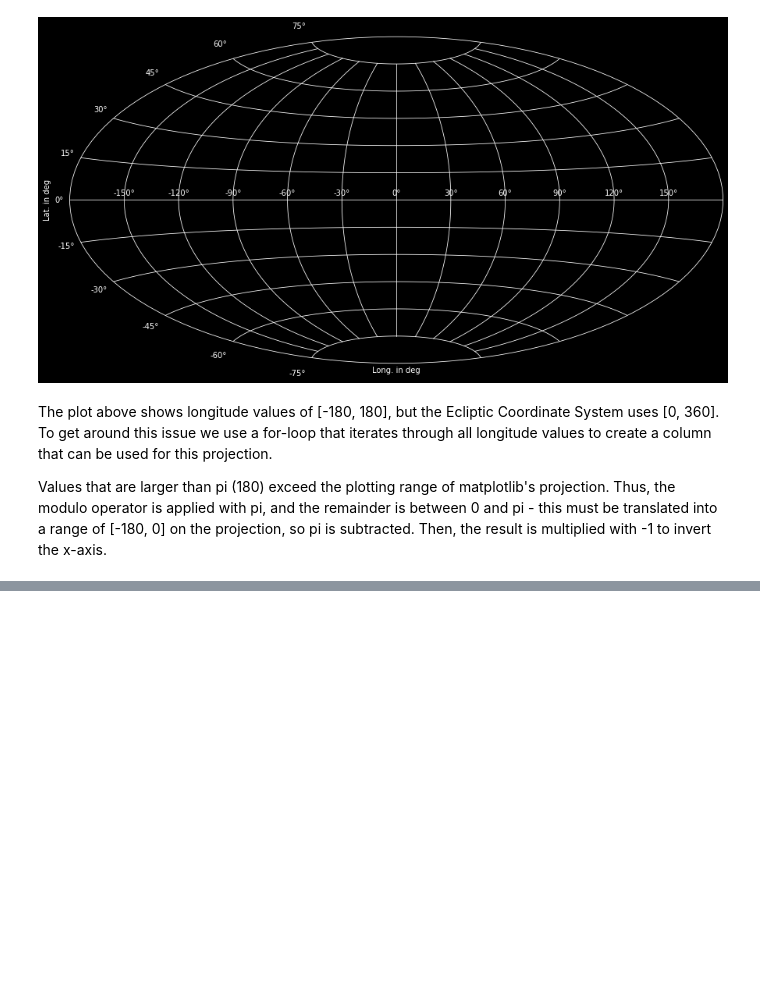
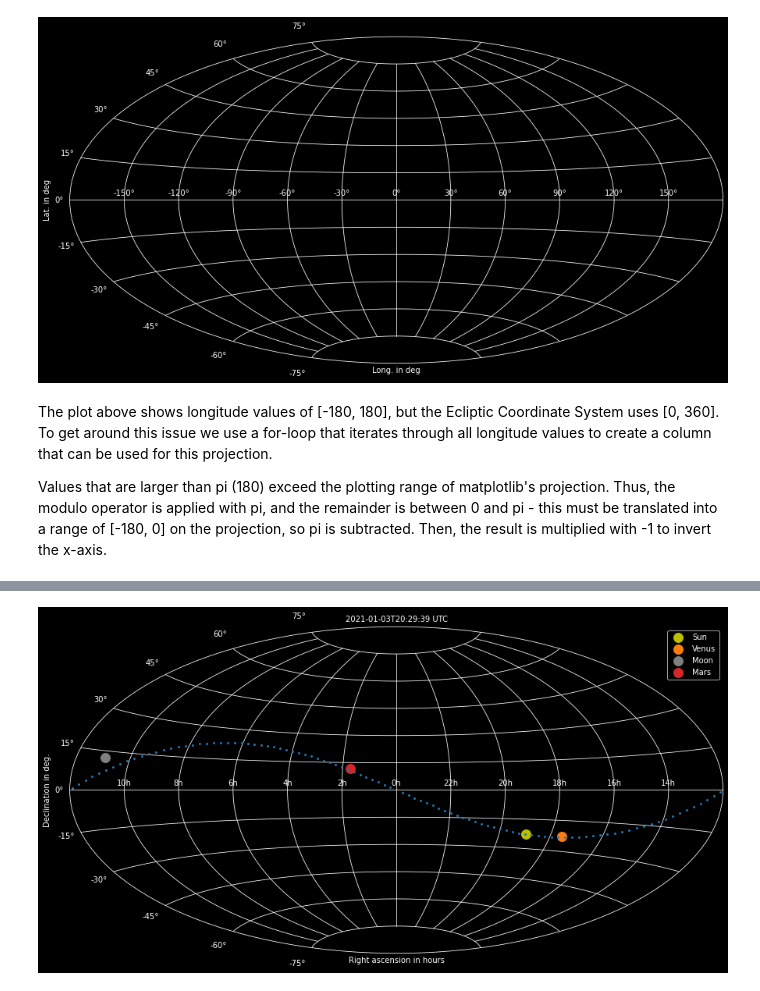
Before and after one commit to Einhard6176/pythonSpaceProblems, a Jupyter notebook: 05_spaceMaps.ipynb, the cells around one changed output, grey strips where cells are left out. Cells and saved outputs as stored; diff of their text form; code cells hidden in the pictures; blank space fills up the shorter version.

Commit message:
Adds J2000 skymap with ecliplic plane projection

```diff
--- a/05_spaceMaps.ipynb
+++ b/05_spaceMaps.ipynb
@@ -127,0 +184,61 @@ plt.savefig('/home/einhard/Documents/projects/pythonSpaceProblems/figures/eclipj
+# %%
+# Computing transformation matrix between J2000 and ECLIPJ2000
+
+ECL2EQU_MAT = spiceypy.pxform(fromstr='ECLIPJ2000',
+                              tostr='J2000',
+                              et=datetime_ET)
+
+# Computing direction vectors of the Ecliptic plane in J2000 using transformation matrix
+eclip_plane_df['j2000_direction'] = \
+    eclip_plane_df['ECLIPJ2000_direction'].apply(lambda x: ECL2EQU_MAT.dot(x))
+
+# Computing longitude and latitude using SPICE recrad
+eclip_plane_df['j2000_long_rad'] = \
+    eclip_plane_df['j2000_direction'].apply(lambda x: spiceypy.recrad(x)[1])
+
+eclip_plane_df['j2000_long_rad4plot'] = \
+    eclip_plane_df['j2000_long_rad'].apply(lambda x: -1*((x % np.pi) - np.pi) if x > np.pi else -1*x)
+
+eclip_plane_df['j2000_lat_rad'] = \
+    eclip_plane_df['j2000_direction'].apply(lambda x: spiceypy.recrad(x)[2])
+# %%
+# Plotting data in equatorial J2000.
+
+plt.style.use('dark_background')
+plt.figure(figsize=(15,12))
+plt.subplot(projection='aitoff')
+plt.title(f'{datetime_UTC} UTC', fontsize=10)
+
+# Iterating through celestial bodies and plotting
+for body_name, body_color in zip(SOLSYS_DICT, BODY_COLOR_ARRAY):
+    plt.plot(solsys_df[f'{body_name}_long_rad4plot_equ'], \
+             solsys_df[f'{body_name}_lat_rad_equ'], \
+             color=body_color, marker='o', linestyle='None', markersize=12, \
+             label=body_name.capitalize())
+
+# Plotting Ecliptic plane as blue dotted line
+plt.plot(eclip_plane_df['j2000_long_rad4plot'], \
+    eclip_plane_df['j2000_lat_rad'],\
+        color='tab:blue', linestyle='None', marker='o', markersize=2)
+
+
+# Convert longitude values in right ascension hours
+plt.xticks(ticks=np.radians([-150, -120, -90, -60, -30, 0, \
+                             30, 60, 90, 120, 150]),
+           labels=['10h', '8h', '6h', '4h', '2h', '0h', \
+                   '22h', '20h', '18h', '16h', '14h'])
+
+# Plot the labels
+plt.xlabel('Right ascension in hours')
+plt.ylabel('Declination in deg.')
+
+# Create a legend and grid
+plt.legend()
+plt.grid(True)
+
+
+plt.savefig('/home/einhard/Documents/projects/pythonSpaceProblems/figures/j2000_skyMap.png', dpi=300)
+
+plt.show()
+# %% [output]
+[figure, added]
```
Also changed, not shown: parts of 6 cells of this notebook, 2 other files.
